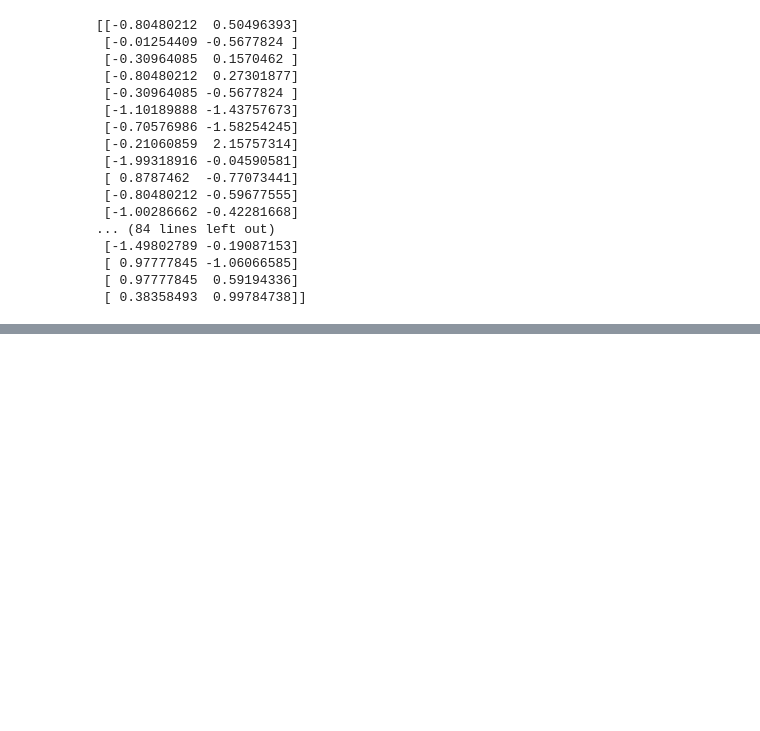
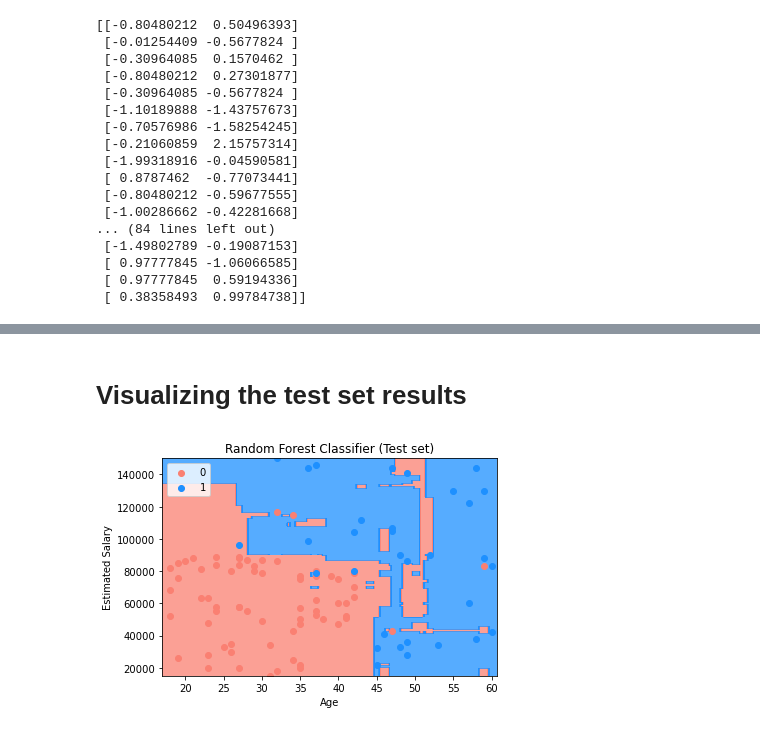
Before and after one commit to akhra92/Machine-Learning-Algorithms-And-Applications, a Jupyter notebook: Classification Algorithms/Random Forest/Random Forest Algorithm.ipynb, the cells around one changed output, grey strips where cells are left out. Saved outputs shown, nothing was run; the diff lists cells and outputs as text; code cells hidden in the pictures; blank space fills up the shorter version.

Commit message:
Visualize the test set results

```diff
--- a/Classification Algorithms/Random Forest/Random Forest Algorithm.ipynb
+++ b/Classification Algorithms/Random Forest/Random Forest Algorithm.ipynb
@@ -233,0 +234,32 @@ plt.show()
+# %% [markdown]
+# Visualizing the test set results
+# %%
+from matplotlib.colors import ListedColormap
+X_set, y_set = sc.inverse_transform(X_test), y_test
+# Create a grid of points
+X1, X2 = np.meshgrid(
+    np.arange(start=X_set[:, 0].min() - 1, stop=X_set[:, 0].max() + 1, step=0.25),
+    np.arange(start=X_set[:, 1].min() - 1, stop=X_set[:, 1].max() + 1, step=0.25)
+)
+# Predict for each point on the grid
+Z = classifier.predict(sc.transform(np.array([X1.ravel(), X2.ravel()]).T)).reshape(X1.shape)
+# Plot the decision boundary
+plt.contourf(X1, X2, Z, alpha=0.75, cmap = ListedColormap(['#FA8072', '#1E90FF']) )
+plt.xlim(X1.min(), X1.max())
+plt.ylim(X2.min(), X2.max())
+# Define colors for scatter plot
+colors = ['#FA8072', '#1E90FF']
+# Plot the test set points
+for i, j in enumerate(np.unique(y_set)):
+    plt.scatter(
+        X_set[y_set == j, 0], X_set[y_set == j, 1],
+        color=colors[i], label=j
+    )
+# Add titles and labels
+plt.title('Random Forest Classifier (Test set)')
+plt.xlabel('Age')
+plt.ylabel('Estimated Salary')
+plt.legend()
+plt.show()
+# %% [output]
+[figure, added]
```
Also changed, not shown: parts of 20 cells of this notebook.
